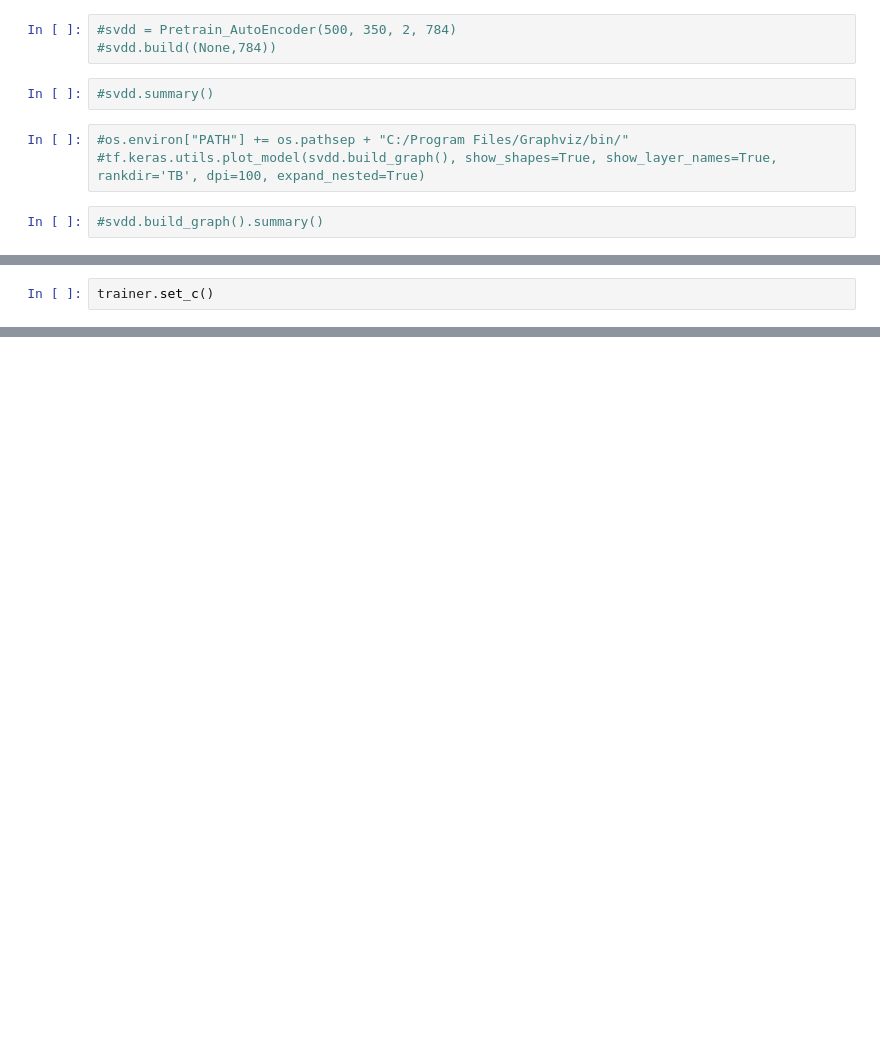
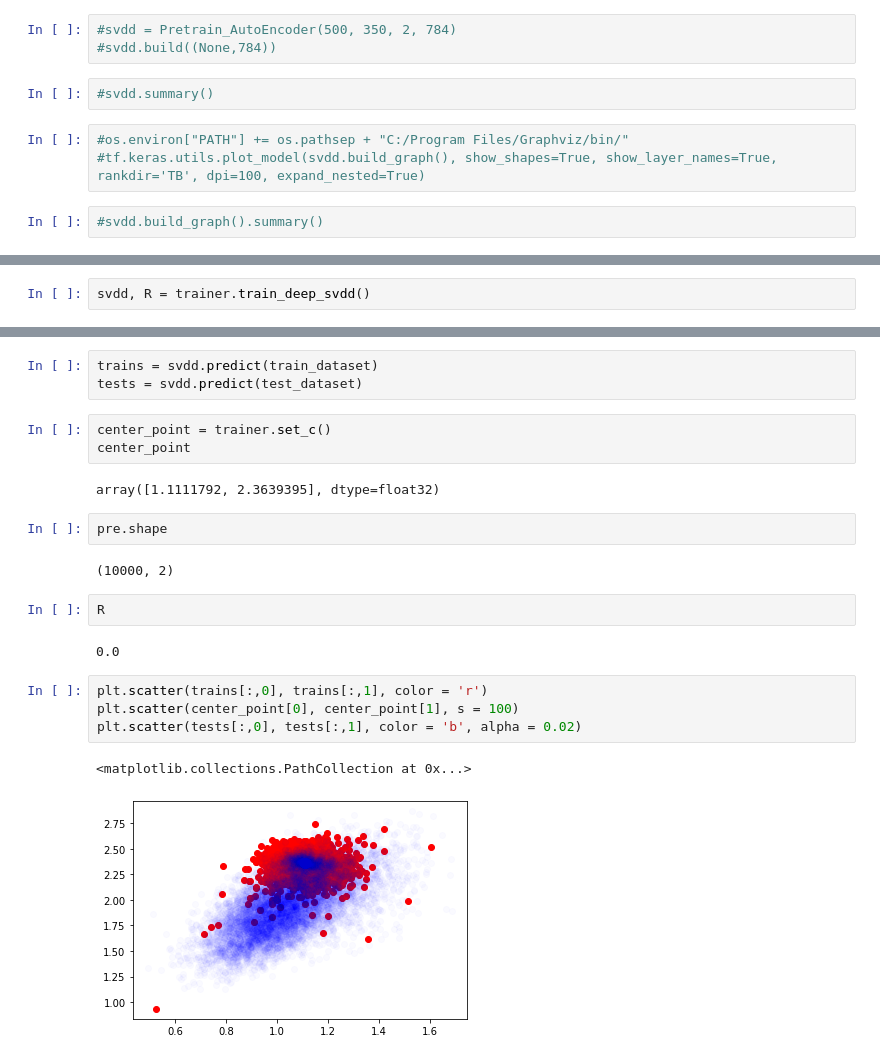
Before and after one commit to kEEPpp/Deep_SVDD_tensorflow_keras, a Jupyter notebook: current_working.ipynb, the cells around one changed output, grey strips where cells are left out. Saved outputs shown, nothing was run; the diff lists cells and outputs as text; blank space fills up the shorter version.

Commit message:
Add SVDD trainer

```diff
--- a/current_working.ipynb
+++ b/current_working.ipynb
@@ -467,2 +471,0 @@ Epoch 2/2
-# %%
-trainer.set_c()
@@ -470,0 +472,2 @@ array([3.847321 , 4.4881287], dtype=float32)
+# %%
+svdd, R = trainer.train_deep_svdd()
@@ -470,0 +493,23 @@ array([3.847321 , 4.4881287], dtype=float32)
+# %%
+trains = svdd.predict(train_dataset)
+tests = svdd.predict(test_dataset)
+# %%
+center_point = trainer.set_c()
+center_point
+# %% [output]
+array([1.1111792, 2.3639395], dtype=float32)
+# %%
+pre.shape
+# %% [output]
+(10000, 2)
+# %%
+R
+# %% [output]
+0.0
+# %%
+plt.scatter(trains[:,0], trains[:,1], color = 'r')
+plt.scatter(center_point[0], center_point[1], s = 100)
+plt.scatter(tests[:,0], tests[:,1], color = 'b', alpha = 0.02)
+# %% [output]
+<matplotlib.collections.PathCollection at 0x...>
+[figure, added]
```
Also changed, not shown: parts of 33 cells of this notebook.
